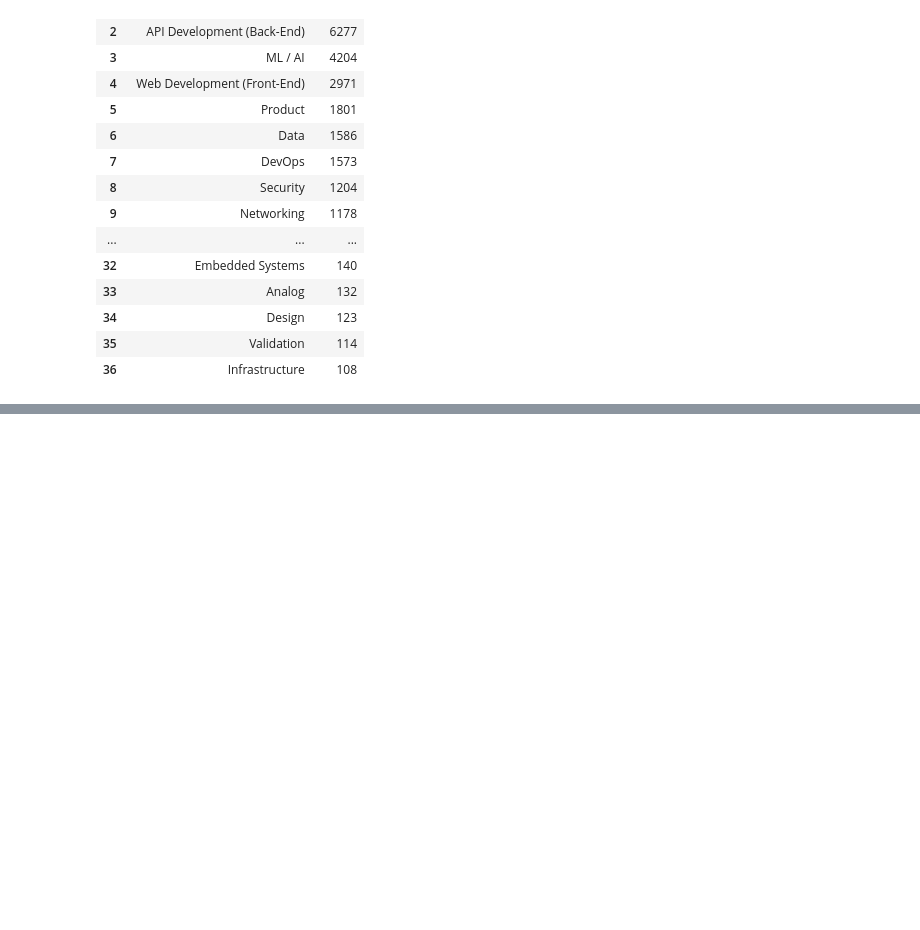
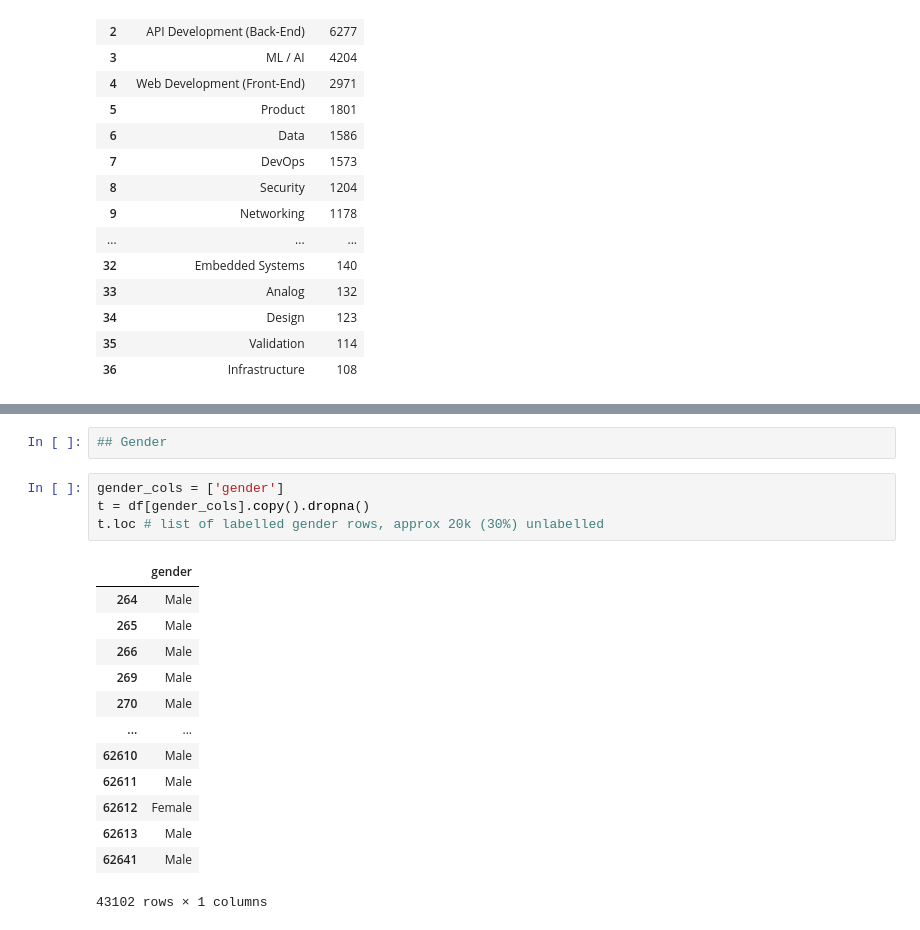
Before and after one commit to PriyankaVelagala/INM701, a Jupyter notebook: Data cleaning_PV.ipynb, the cells around one changed output, grey strips where cells are left out. Cells and saved outputs as stored; diff of their text form; blank space fills up the shorter version.

```diff
--- a/Data cleaning_PV.ipynb
+++ b/Data cleaning_PV.ipynb
@@ -399,0 +391,20 @@ s
+# %%
+## Gender
+# %%
+gender_cols = ['gender']
+t = df[gender_cols].copy().dropna()
+t.loc # list of labelled gender rows, approx 20k (30%) unlabelled
+# %% [output]
+|  | gender |
+| 264 | Male |
+| 265 | Male |
+| 266 | Male |
+| 269 | Male |
+| 270 | Male |
+| ... | ... |
+| 62610 | Male |
+| 62611 | Male |
+| 62612 | Female |
+| 62613 | Male |
+| 62641 | Male |
+43102 rows × 1 columns
```
Also changed, not shown: parts of 12 cells of this notebook.
